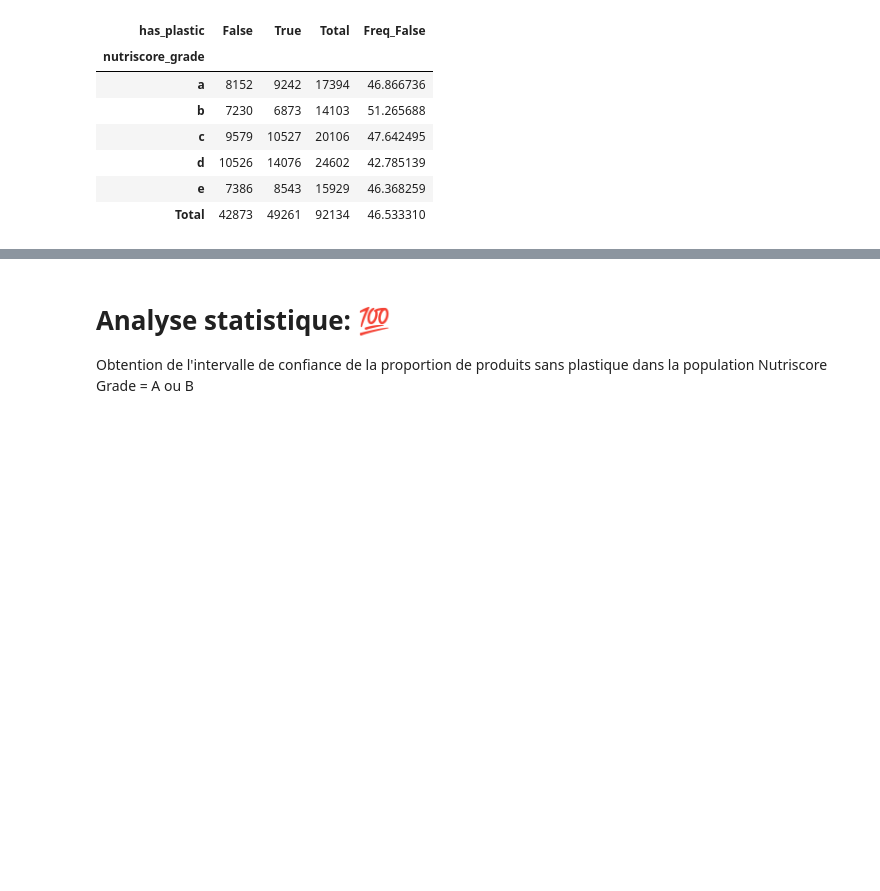
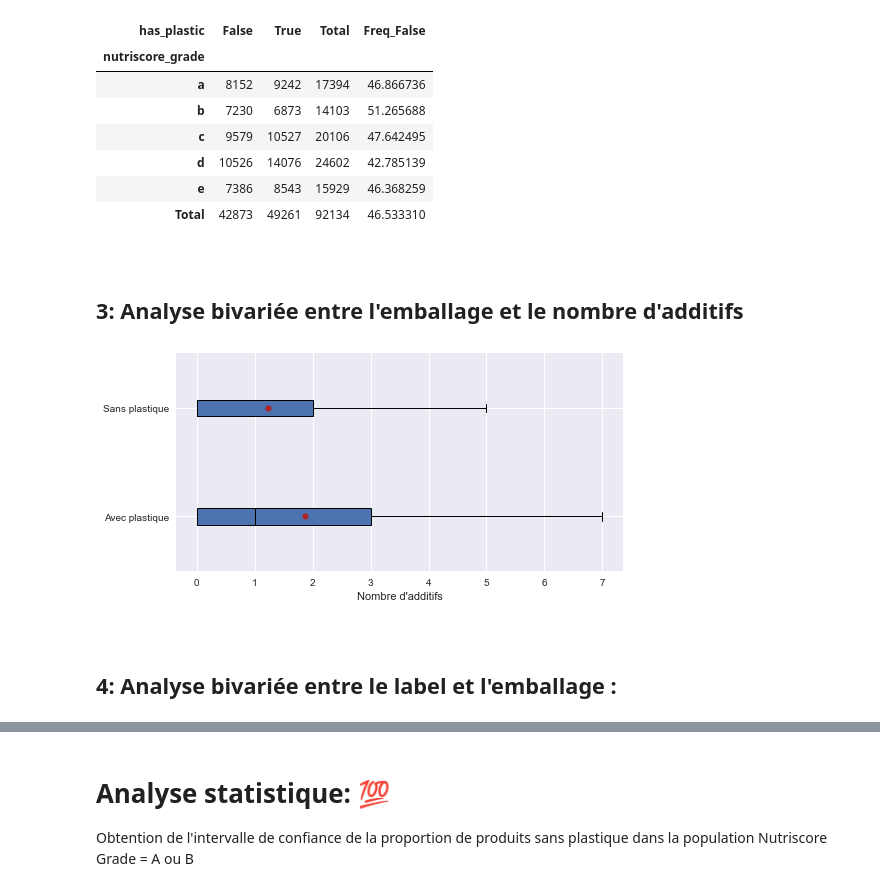
Before and after one commit to khub41/OC_P03, a Jupyter notebook: data_analysis.ipynb, the cells around one changed output, grey strips where cells are left out. Cells and saved outputs as stored; diff of their text form; code cells hidden in the pictures; blank space fills up the shorter version.

```diff
--- a/data_analysis.ipynb
+++ b/data_analysis.ipynb
@@ -1238,3 +1294,25 @@ cont
 | d | 10526 | 14076 | 24602 | 42.785139 |
 | e | 7386 | 8543 | 15929 | 46.368259 |
 | Total | 42873 | 49261 | 92134 | 46.533310 |
+# %% [markdown]
+<a id='biv_emb_add'></a>
+# %% [markdown]
+## 3: Analyse bivariée entre l'emballage et le nombre d'additifs
+# %%
+groupes = [data_filtre[data_filtre["has_plastic"]]["additives_n"].values, data_filtre[~data_filtre["has_plastic"]]["additives_n"].values]
+medianprops = {'color':"black"}
+meanprops = {'marker':'o', 'markeredgecolor':'black',
+            'markerfacecolor':'firebrick'}
+
+plt.figure(figsize=(8,4))
+plt.style.use('seaborn')
+plt.boxplot(groupes, labels=['Avec plastique', 'Sans plastique'], showfliers=False, medianprops=medianprops,
+            vert=False, patch_artist=True, showmeans=True, meanprops=meanprops)
+plt.xlabel("Nombre d'additifs")
+plt.show()
+# %% [output]
+[figure, added]
+# %% [markdown]
+<a id='biv_emb_label'></a>
+# %% [markdown]
+## 4: Analyse bivariée entre le label et l'emballage :
```
Also changed, not shown: parts of 61 cells of this notebook, 1 other file.
